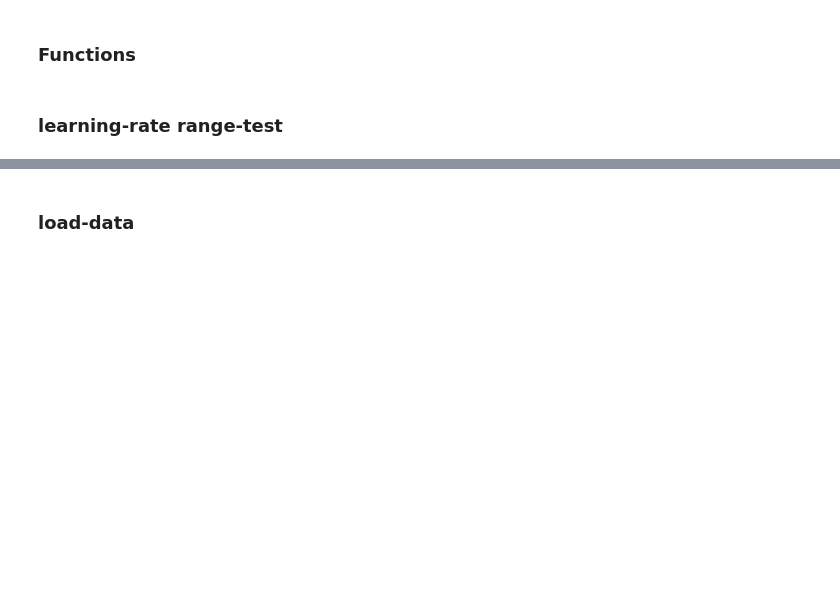
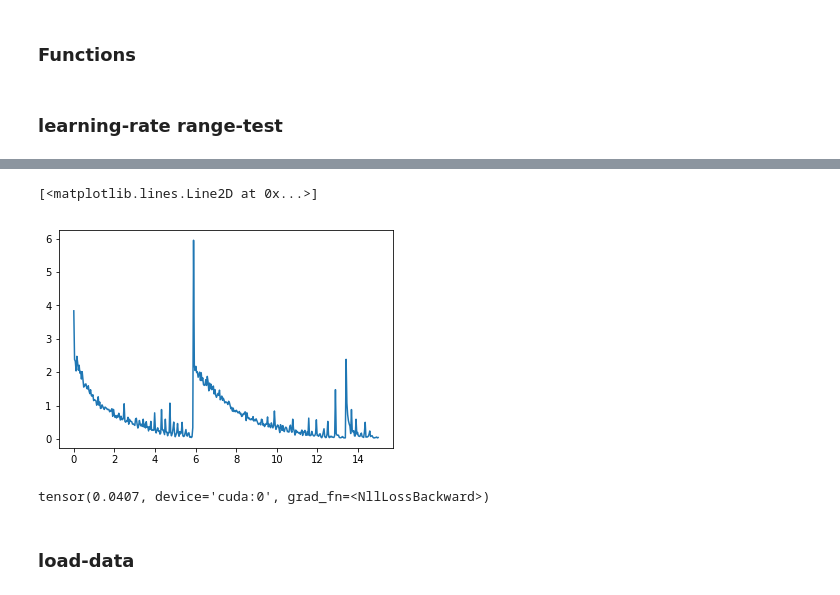
Before and after one commit to khushdeep-singh/DD2424project, a Jupyter notebook: assignmentforsaturdayOla.ipynb, the cells around one changed output, grey strips where cells are left out. Cells and saved outputs as stored; diff of their text form; code cells hidden in the pictures; blank space fills up the shorter version.

```diff
--- a/assignmentforsaturdayOla.ipynb
+++ b/assignmentforsaturdayOla.ipynb
@@ -196,3 +222,12 @@ accuracy[-1]
+# %%
+plt.plot(x2, np.array(loss))
+# %% [output]
+[<matplotlib.lines.Line2D at 0x...>]
+[figure, added]
+# %%
+np.array(loss)[-1]
+# %% [output]
+tensor(0.0407, device='cuda:0', grad_fn=<NllLossBackward>)
 # %% [markdown]
 ### load-data
 # %%
```
Also changed, not shown: parts of 5 cells of this notebook.
